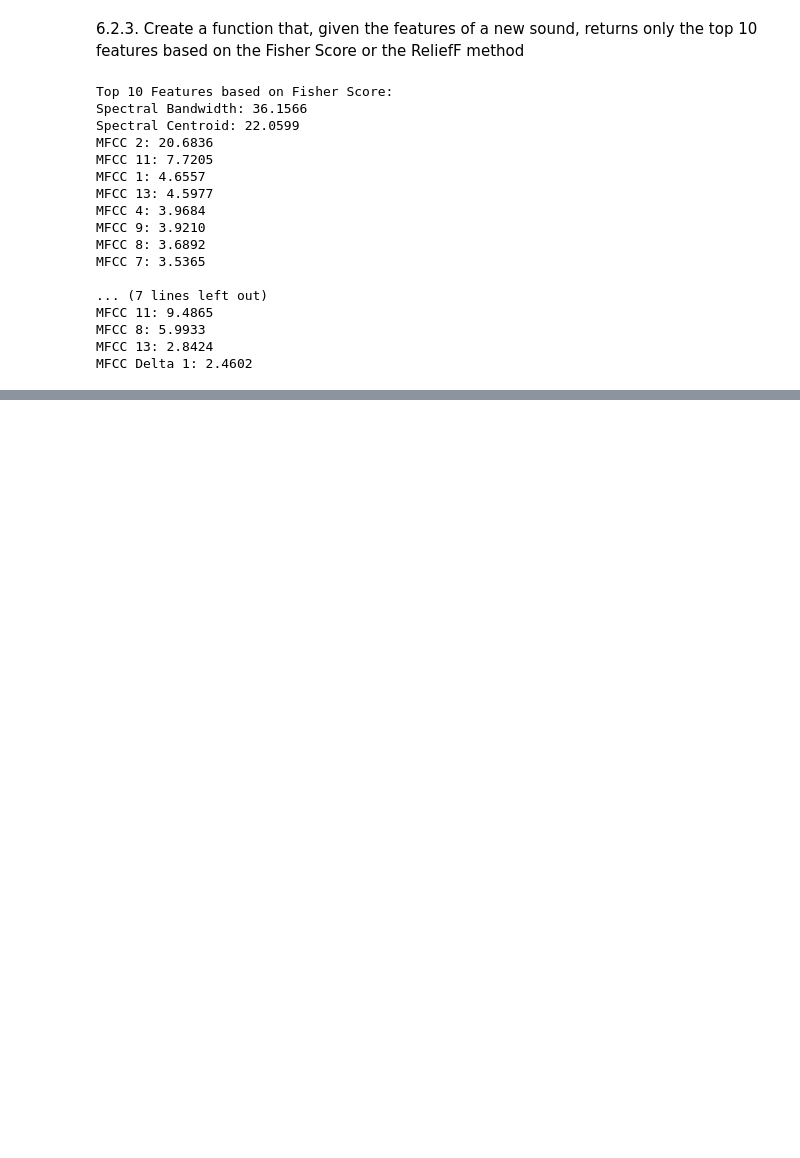
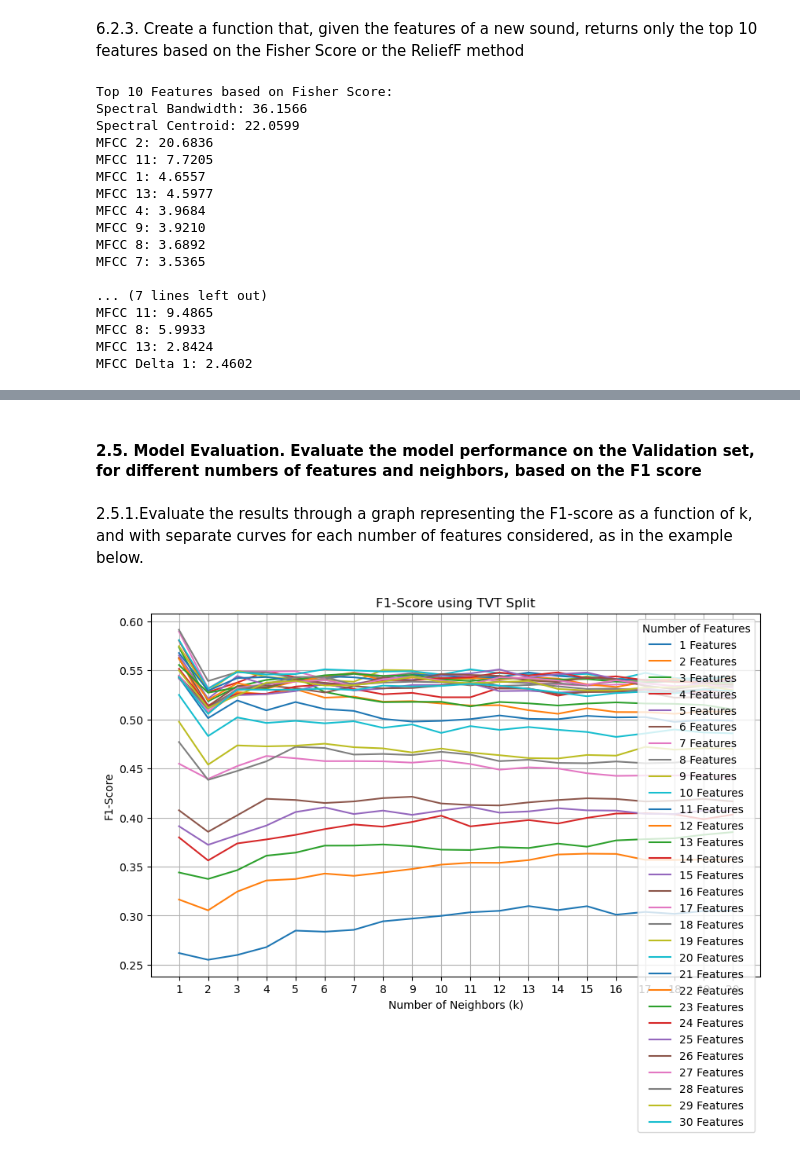
Before and after one commit to OrnelasCarpinteiro/TCD, a Jupyter notebook: Filipe_Obrist_2024170686_TCD2024.ipynb, the cells around one changed output, grey strips where cells are left out. Cells and saved outputs as stored; diff of their text form; code cells hidden in the pictures; blank space fills up the shorter version.

Commit message:
Project finalized

```diff
--- a/Filipe_Obrist_2024170686_TCD2024.ipynb
+++ b/Filipe_Obrist_2024170686_TCD2024.ipynb
@@ -1403,0 +1692,17 @@ in points 6.1 and 6.2.
+# %%
+# 2.3. Features selection. Using the functions developed in Module A of the project, implement the feature ranking using the Train set.
+# 2.3.1.Construct models varying the number of features: N={1, 2, … , All}, keeping the
+# remaining parameters defined by default
+
+top_fisher_features, fisher_scores, all_features_by_score_fisher = getTopFeatures(np.array(X_train_tvt), np.array(feature_data), np.array(classes), method="fisher")
+
+# print all features sorted by score
+print("\nAll features sorted by Fisher Score:")
+for name, score in all_features_by_score_fisher.items():
+    print(f"{name}: {score:.4f}")
+
+
+top_relief_features, relief_scores, all_features_by_score_relief = getTopFeatures(np.array(X_train_tvt), np.array(feature_data), np.array(classes), method="relief")
+print("\nAll features sorted by ReliefF Score:")
+for name, score in all_features_by_score_relief.items():
+    print(f"{name}: {score:.4f}")
@@ -1403,0 +1822,33 @@ in points 6.1 and 6.2.
+# %% [markdown]
+#### 2.5. Model Evaluation. Evaluate the model performance on the Validation set, for different numbers of features and neighbors, based on the F1 score
+# %% [markdown]
+2.5.1.Evaluate the results through a graph representing the F1-score as a function of k, and
+with separate curves for each number of features considered, as in the example below.
+# %%
+# 2.5. Model Evaluation. Evaluate the model performance on the Validation set, for different numbers of features and neighbors, based on the F1 score.
+#     2.5.1.Evaluate the results through a graph representing the F1-score as a function of k, and
+#     with separate curves for each number of features considered, as in the example below.
+
+f1_scores_by_features = {}
+for n_neighbors, f1_scores in results_tvt.items():
+    for n_features, f1_score in enumerate(f1_scores, start=1):
+        if n_features not in f1_scores_by_features:
+            f1_scores_by_features[n_features] = []
+        f1_scores_by_features[n_features].append(f1_score)
+
+# Plot F1-Score as a function of k for different numbers of features
+plt.figure(figsize=(10, 6))
+
+# Iterate through each number of features and plot the corresponding F1 scores for different values of k
+for n_features, f1_scores in f1_scores_by_features.items():
+    plt.plot(range(1, len(f1_scores) + 1), f1_scores, label=f"{n_features} Features")
+
+plt.title("F1-Score using TVT Split")
+plt.xlabel("Number of Neighbors (k)")
+plt.ylabel("F1-Score")
+plt.legend(title="Number of Features", loc="upper right")
+plt.xticks(range(1, len(f1_scores) + 1))  # Adjust the x-axis to show each value of k
+plt.grid(True)
+plt.show()
+# %% [output]
+[figure, added]
```
Also changed, not shown: parts of 74 cells of this notebook.
